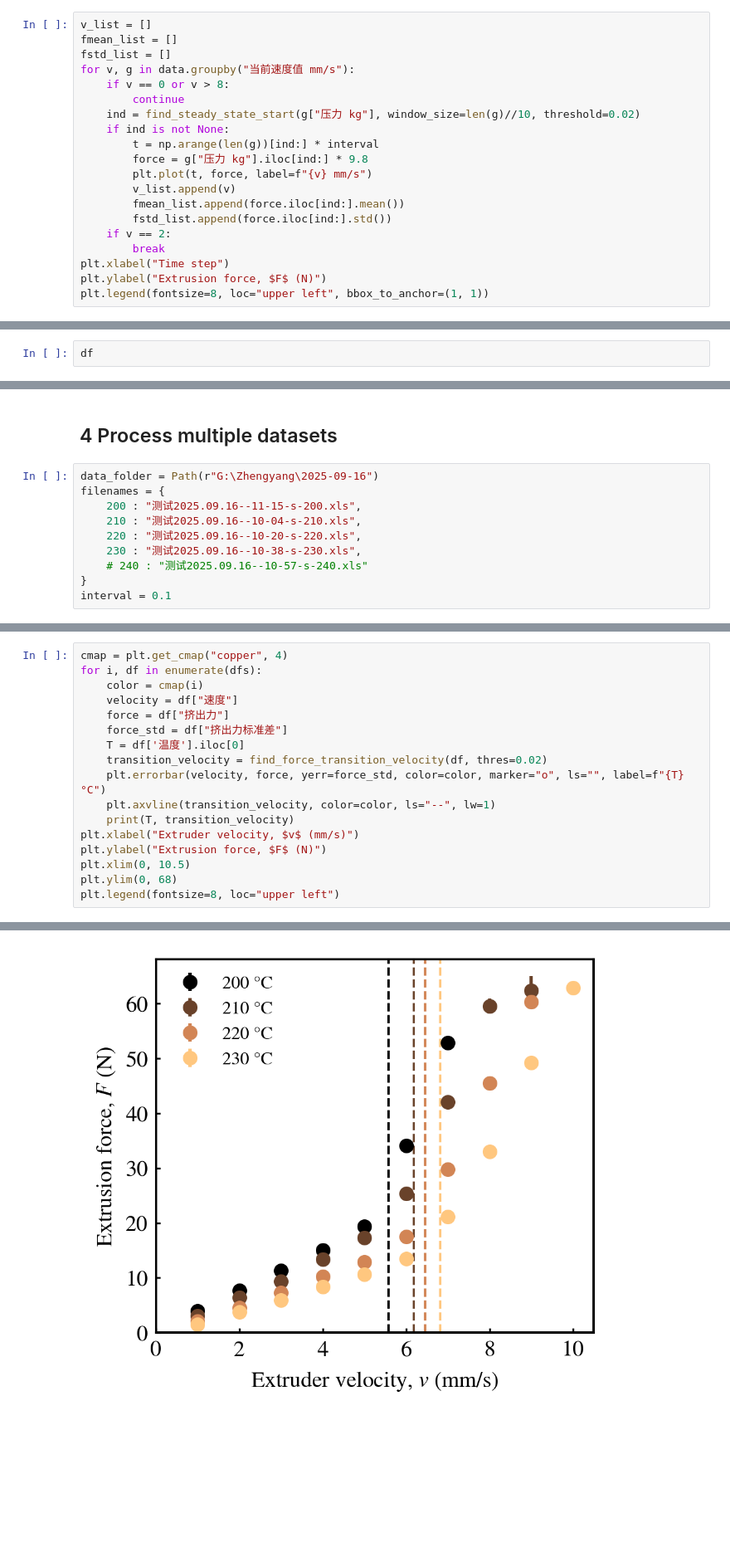
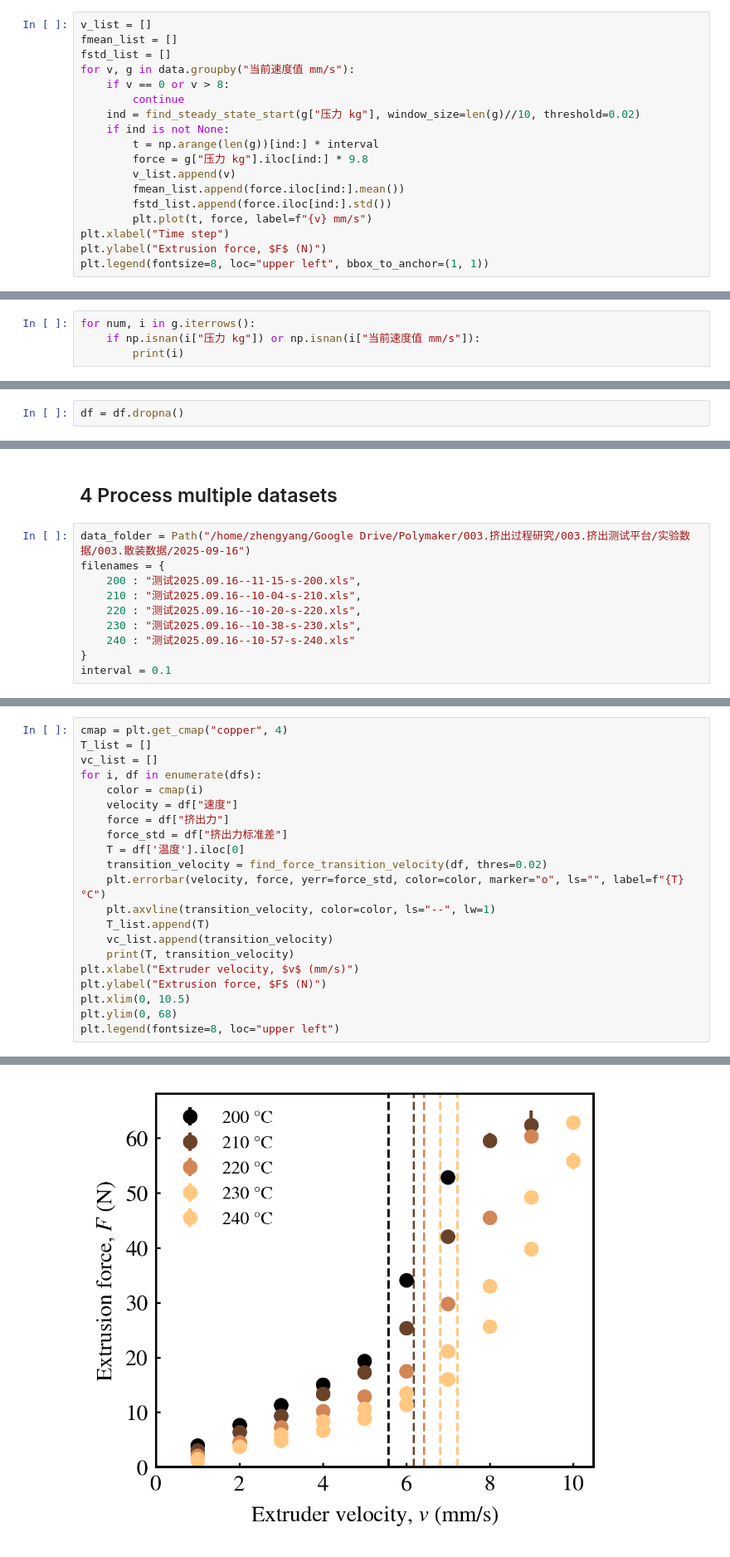
Before and after one commit to ZLoverty/ETP, a Jupyter notebook: Code/extrusion_force.ipynb, the cells around one changed output, grey strips where cells are left out. Shown: that part at 83% size. Cells and saved outputs as stored; diff of their text form; blank space fills up the shorter version.

```diff
--- a/Code/extrusion_force.ipynb
+++ b/Code/extrusion_force.ipynb
@@ -54,12 +68,10 @@ for v, g in data.groupby("当前速度值 mm/s"):
     if ind is not None:
         t = np.arange(len(g))[ind:] * interval
         force = g["压力 kg"].iloc[ind:] * 9.8
-        plt.plot(t, force, label=f"{v} mm/s")
         v_list.append(v)
         fmean_list.append(force.iloc[ind:].mean())
         fstd_list.append(force.iloc[ind:].std())
-    if v == 2:
-        break
+        plt.plot(t, force, label=f"{v} mm/s")
 plt.xlabel("Time step")
 plt.ylabel("Extrusion force, $F$ (N)")
 plt.legend(fontsize=8, loc="upper left", bbox_to_anchor=(1, 1))
@@ -68,0 +81,4 @@ plt.legend(fontsize=8, loc="upper left", bbox_to_anchor=(1, 1))
+# %%
+for num, i in g.iterrows():
+    if np.isnan(i["压力 kg"]) or np.isnan(i["当前速度值 mm/s"]):
+        print(i)
@@ -71,4 +126,4 @@ plt.legend(fontsize=8, loc="upper left", bbox_to_anchor=(1, 1))
 # %%
 df = pd.DataFrame({"速度": v_list, "挤出力": fmean_list, "挤出力标准差": fstd_list})
 # %%
-df
+df = df.dropna()
@@ -91,13 +156,13 @@ ValueError: array must not contain infs or NaNs
 # %% [markdown]
 ## 4 Process multiple datasets
 # %%
-data_folder = Path(r"G:\Zhengyang\2025-09-16")
+data_folder = Path("/home/zhengyang/Google Drive/Polymaker/003.挤出过程研究/003.挤出测试平台/实验数据/003.散装数据/2025-09-16")
 filenames = {
     200 : "测试2025.09.16--11-15-s-200.xls",
     210 : "测试2025.09.16--10-04-s-210.xls",
     220 : "测试2025.09.16--10-20-s-220.xls",
     230 : "测试2025.09.16--10-38-s-230.xls",
-    # 240 : "测试2025.09.16--10-57-s-240.xls"
+    240 : "测试2025.09.16--10-57-s-240.xls"
 }
 interval = 0.1
 # %%
@@ -122,6 +187,8 @@ for T in filenames:
     dfs.append(df)
 # %%
 cmap = plt.get_cmap("copper", 4)
+T_list = []
+vc_list = []
 for i, df in enumerate(dfs):
     color = cmap(i)
     velocity = df["速度"]
@@ -131,6 +198,8 @@ for i, df in enumerate(dfs):
     transition_velocity = find_force_transition_velocity(df, thres=0.02)
     plt.errorbar(velocity, force, yerr=force_std, color=color, marker="o", ls="", label=f"{T} °C")
     plt.axvline(transition_velocity, color=color, ls="--", lw=1)
+    T_list.append(T)
+    vc_list.append(transition_velocity)
     print(T, transition_velocity)
 plt.xlabel("Extruder velocity, $v$ (mm/s)")
 plt.ylabel("Extrusion force, $F$ (N)")
@@ -145,5 +215,5 @@ plt.legend(fontsize=8, loc="upper left")
 <matplotlib.legend.Legend at 0x...>
-[figure, old version]
+[figure, new version]
 # %%
 g["压力 kg"].iloc[ind:]
 # %% [output]
```
Also changed, not shown: parts of 23 cells of this notebook, 2 other files.
